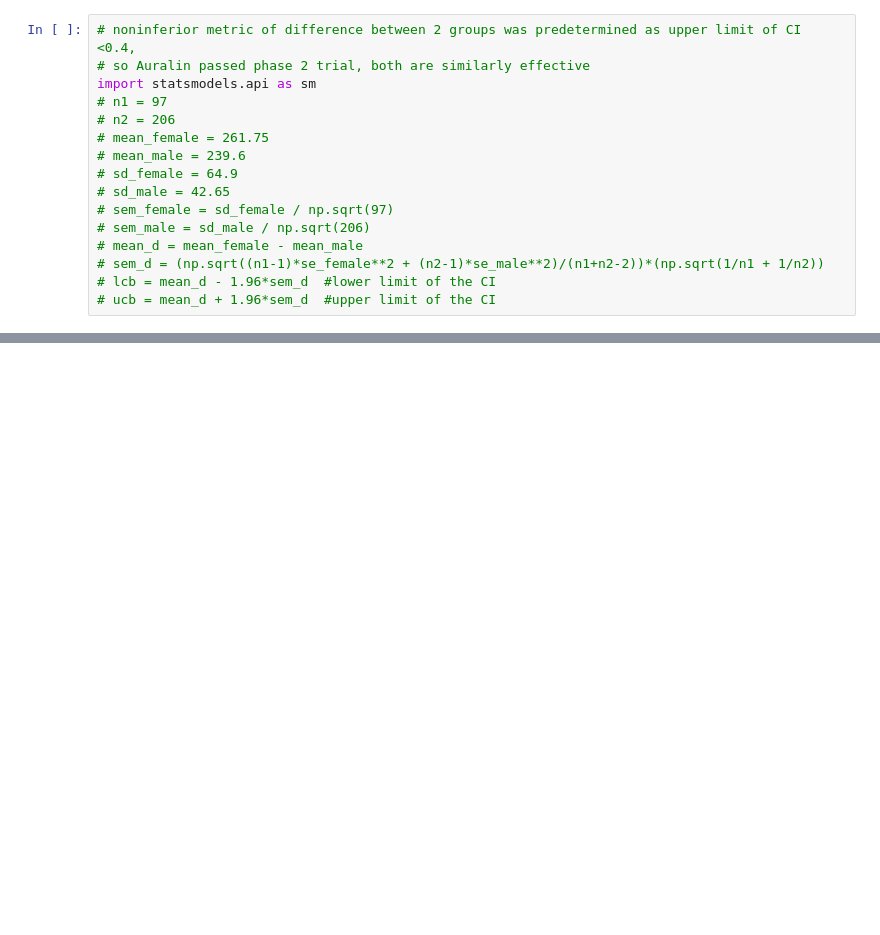
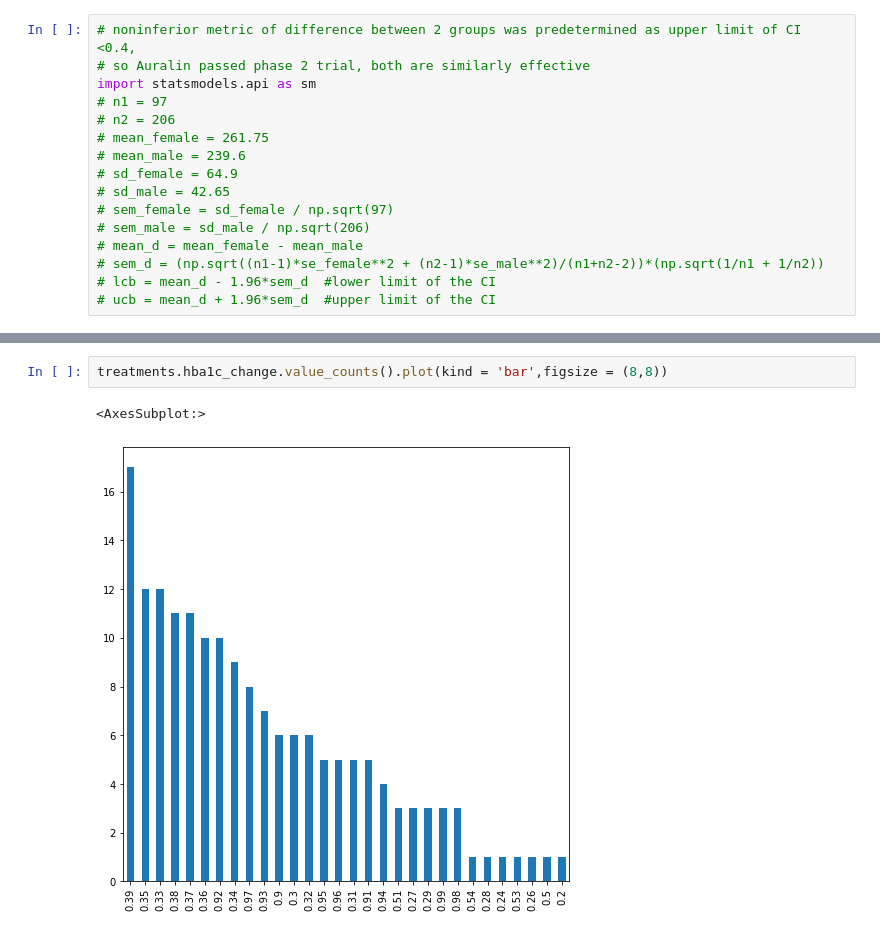
Before and after one commit to jacyee/insulin-drug-analysis, a Jupyter notebook: insulin_drug.ipynb, the cells around one changed output, grey strips where cells are left out. Saved outputs shown, nothing was run; the diff lists cells and outputs as text; blank space fills up the shorter version.

```diff
--- a/insulin_drug.ipynb
+++ b/insulin_drug.ipynb
@@ -944,0 +983,5 @@ import statsmodels.api as sm
+# %%
+treatments.hba1c_change.value_counts().plot(kind = 'bar',figsize = (8,8))
+# %% [output]
+<AxesSubplot:>
+[figure, added]
```
Also changed, not shown: parts of 16 cells of this notebook.
